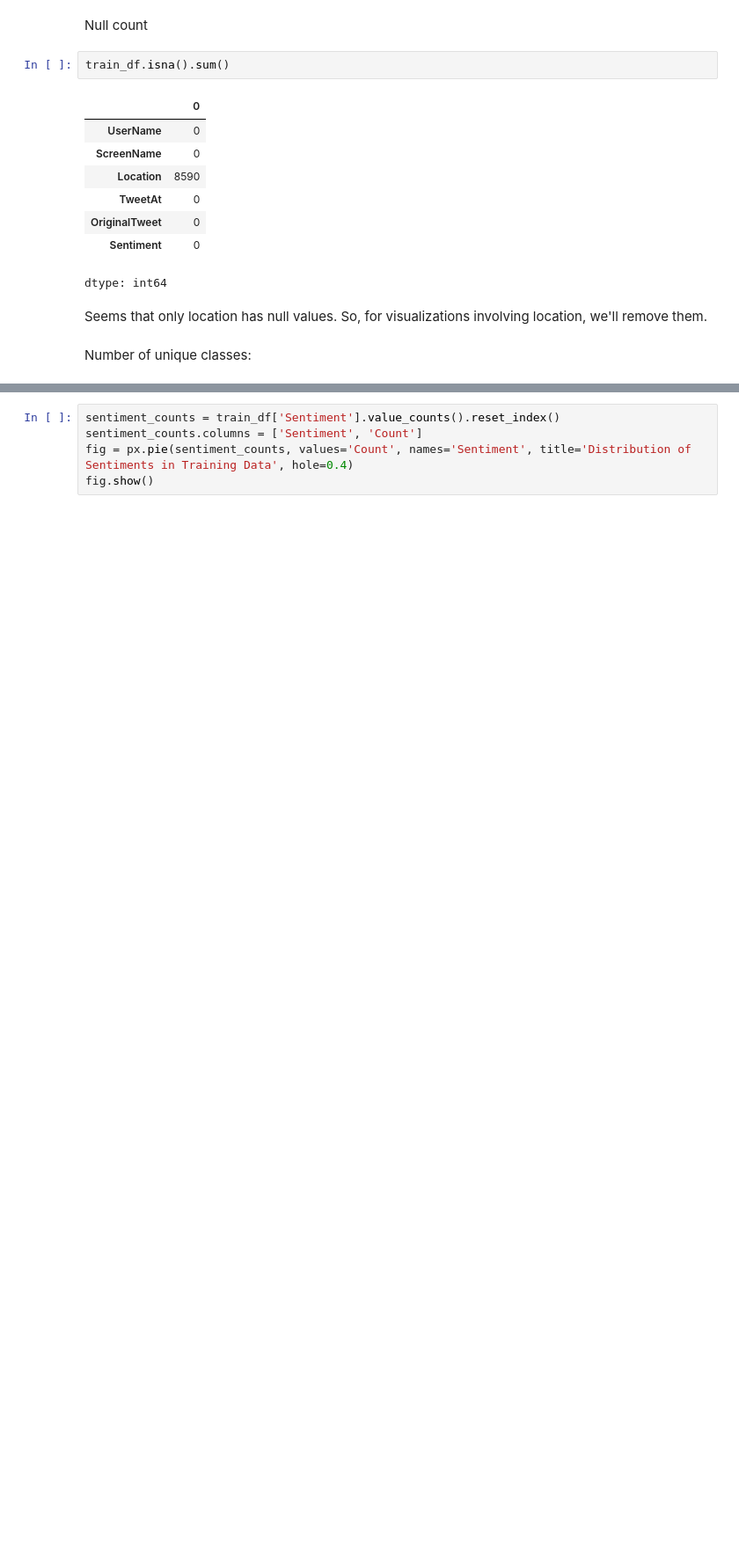
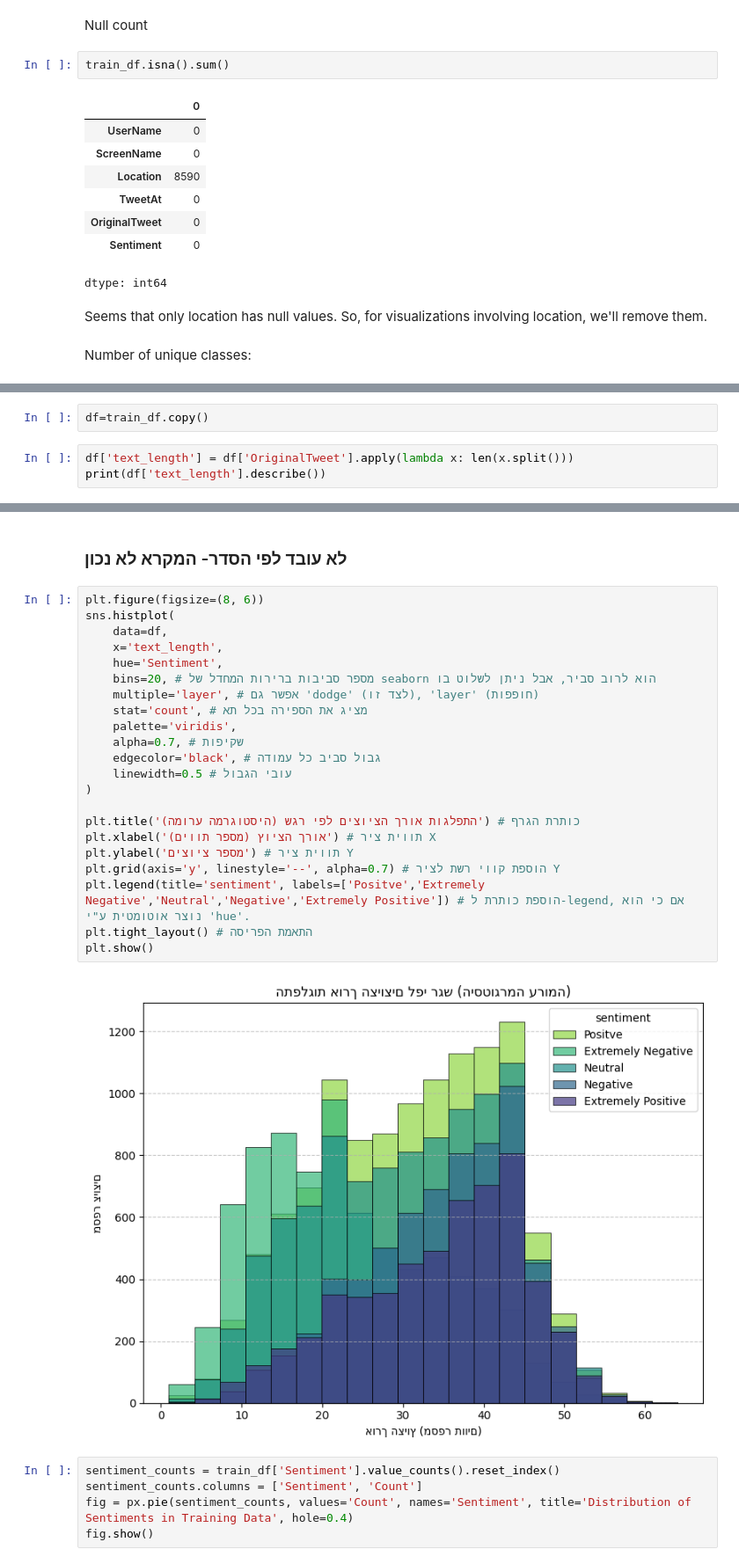
Before and after one commit to motimol/adv_dl_project, a Jupyter notebook: part_a.ipynb, the cells around one changed output, grey strips where cells are left out. Shown at 88% size. Saved outputs shown, nothing was run; the diff lists cells and outputs as text; blank space fills up the shorter version.

```diff
--- a/part_a.ipynb
+++ b/part_a.ipynb
@@ -43,0 +150,5 @@ Index(['Positive', 'Negative', 'Neutral', 'Extremely Positive',
+# %%
+df=train_df.copy()
+# %%
+df['text_length'] = df['OriginalTweet'].apply(lambda x: len(x.split()))
+print(df['text_length'].describe())
@@ -44,3 +165,29 @@ Index(['Positive', 'Negative', 'Neutral', 'Extremely Positive',
+# %% [markdown]
+### לא עובד לפי הסדר- המקרא לא נכון
+# %%
+plt.figure(figsize=(8, 6))
+sns.histplot(
+    data=df,
+    x='text_length',
+    hue='Sentiment',
+    bins=20, # מספר סביבות ברירות המחדל של seaborn הוא לרוב סביר, אבל ניתן לשלוט בו
+    multiple='layer', # אפשר גם 'dodge' (לצד זו), 'layer' (חופפות)
+    stat='count', # מציג את הספירה בכל תא
+    palette='viridis',
+    alpha=0.7, # שקיפות
+    edgecolor='black', # גבול סביב כל עמודה
+    linewidth=0.5 # עובי הגבול
+)
+
+plt.title('התפלגות אורך הציוצים לפי רגש (היסטוגרמה ערומה)') # כותרת הגרף
+plt.xlabel('אורך הציוץ (מספר תווים)') # תווית ציר X
+plt.ylabel('מספר ציוצים') # תווית ציר Y
+plt.grid(axis='y', linestyle='--', alpha=0.7) # הוספת קווי רשת לציר Y
+plt.legend(title='sentiment', labels=['Positve','Extremely Negative','Neutral','Negative','Extremely Positive']) # הוספת כותרת ל-legend, אם כי הוא נוצר אוטומטית ע"י 'hue'.
+plt.tight_layout() # התאמת הפריסה
+plt.show()
+# %% [output]
+[figure, added]
 # %%
 sentiment_counts = train_df['Sentiment'].value_counts().reset_index()
 sentiment_counts.columns = ['Sentiment', 'Count']
```
Also changed, not shown: parts of 34 cells of this notebook, 4 other files.
